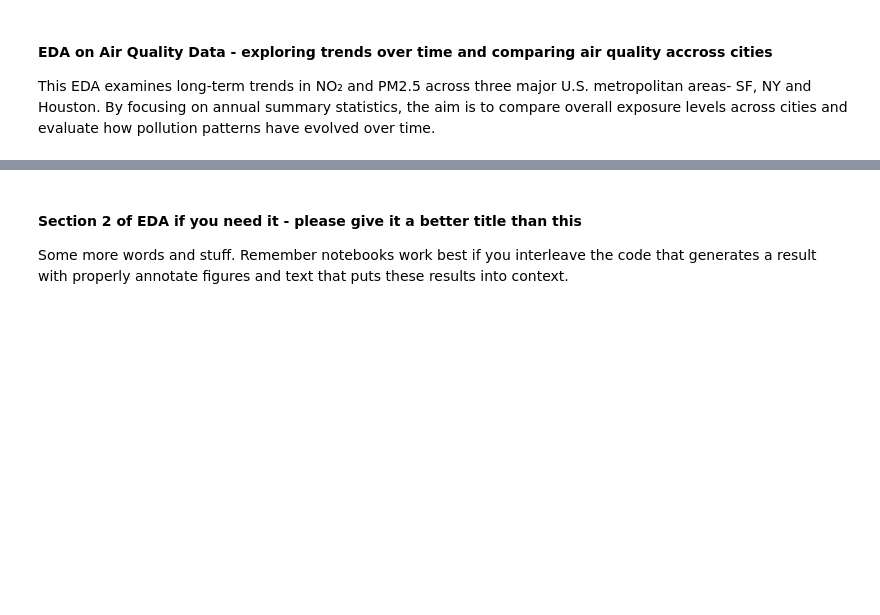
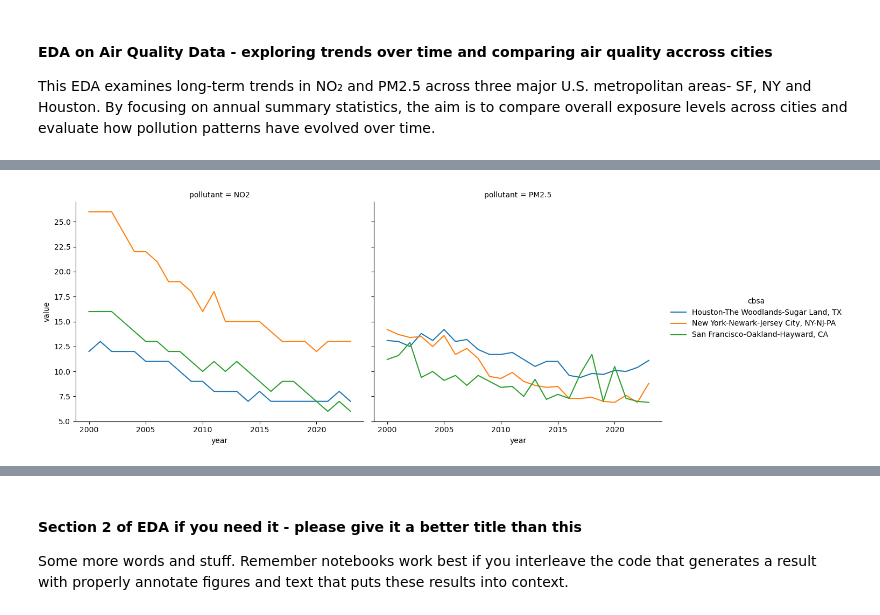
Before and after one commit to COGS108/Group026_WI26, a Jupyter notebook: 02-EDACheckpoint.ipynb, the cells around one changed output, grey strips where cells are left out. Cells and saved outputs as stored; diff of their text form; code cells hidden in the pictures; blank space fills up the shorter version.

Commit message:
added the old data checkpoint stuff

```diff
--- a/02-EDACheckpoint.ipynb
+++ b/02-EDACheckpoint.ipynb
@@ -732,6 +1195,6 @@ import pandas as pd
 This EDA examines long-term trends in NO₂ and PM2.5 across three major U.S. metropolitan areas- SF, NY and Houston. By focusing on annual summary statistics, the aim is to compare overall exposure levels across cities and evaluate how pollution patterns have evolved over time.
 # %%
 # load csv file
-air = pd.read_csv("data/01-interim/air_quality_tidy.csv")
+air = pd.read_csv(interim + "air_quality_tidy.csv")
 air.head()
 # %% [output]
@@ -738,0 +1207,21 @@ FileNotFoundError: [Errno 2] No such file or directory: 'data/01-interim/air_qua
+# %%
+# filter dataset to only be relevant cities (SF, NY and Houston) and relevant pollutants (no2 and pm2.5)
+cities = [
+    "San Francisco-Oakland-Hayward, CA",
+    "New York-Newark-Jersey City, NY-NJ-PA",
+    "Houston-The Woodlands-Sugar Land, TX"
+]
+
+
+air_subset = air[
+    (air["cbsa"].isin(cities)) &
+    (
+        ((air["pollutant"] == "NO2") & (air["trend_stat"] == "Annual Mean")) |
+        ((air["pollutant"] == "PM2.5") & (air["trend_stat"] == "Weighted Annual Mean"))
+    )
+]
+
+# see shape, stats and first few rows of filtered dataset
+print(air_subset.head())
+print(air_subset.shape)
+print(air_subset.describe())
@@ -738,0 +1246,16 @@ FileNotFoundError: [Errno 2] No such file or directory: 'data/01-interim/air_qua
+# %%
+# trends of no2 and pm2.5 over time, comparing across 2 cities.
+sns.relplot(
+    data=air_subset,
+    x="year",
+    y="value",
+    col="pollutant",
+    hue="cbsa",
+    kind="line",
+    height=5,
+    aspect=1.2
+)
+
+plt.show()
+# %% [output]
+[figure, added]
```
Also changed, not shown: parts of 51 cells of this notebook, 1 other file.
